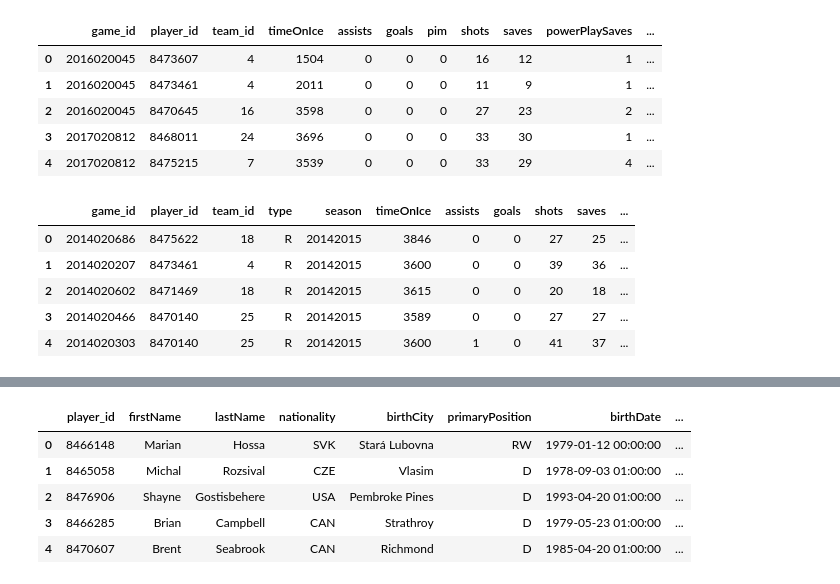
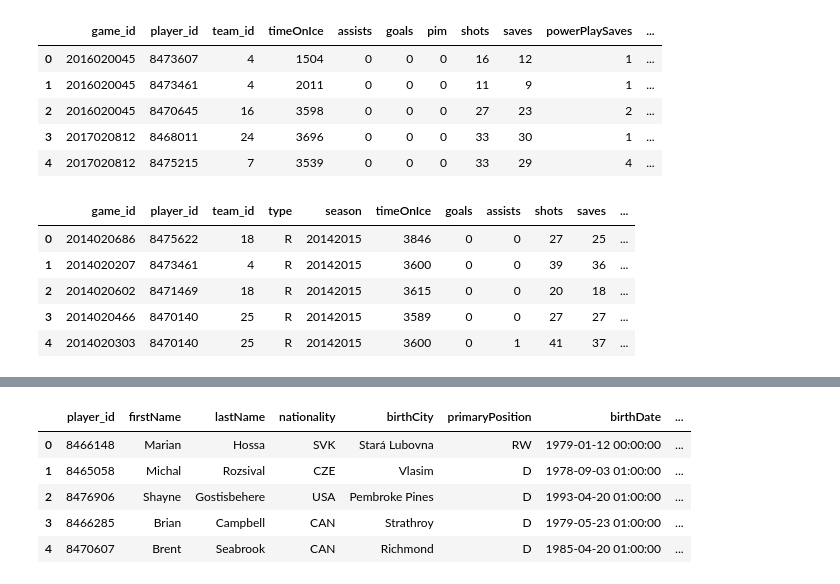
Before and after one commit to mattuzi17/ETL-Project, a Jupyter notebook: NHL_jupyternotebook.ipynb, the cells around one changed output, grey strips where cells are left out. Drawn from its saved outputs; the diff is of its cells as text; code cells hidden in the pictures.

```diff
--- a/NHL_jupyternotebook.ipynb
+++ b/NHL_jupyternotebook.ipynb
@@ -117,37 +120,37 @@ new_goalie_df['goals_against'] = new_goalie_df['shots'] - new_goalie_df['saves']
 goalie_df1 = new_goalie_df.drop_duplicates()
 goalie_df = goalie_df1.fillna(0)
 
 #add shutout and win columns
 goalie_df['shutout'] = np.where((goalie_df['goals_against'] == 0) & (goalie_df['decision']!= 0), 1, 0)
 goalie_df['win'] = np.where((goalie_df['decision']== 'W'), 1, 0)
 
 
 #add fantasy points column to goalie df
 goalie_df['fantasy_points'] = (goalie_df['goals']*12 + goalie_df['assists']*8 + goalie_df['saves']*0.8 + goalie_df['shutout']*8 + goalie_df['goals_against']*-4 + goalie_df['win']*12)
 goalie_df
 
 df_1 = goalie_df.merge(player_info_df, how='left', left_on='player_id', right_on='player_id')
 df_2 = df_1.merge(game_info_df, on='game_id')
 df_3 = df_2.merge(new_team_df, on ='team_id')
 df_3.head()
 
-df_4 = df_3[['game_id', 'player_id', 'team_id', 'type', 'season', 'timeOnIce', 'assists', 'goals', 'shots', 'saves', 'savePercentage', 'decision', 'fantasy_points', 'shortName','firstName', 'lastName',]]
+df_4 = df_3[['game_id', 'player_id', 'team_id', 'type', 'season', 'timeOnIce', 'goals', 'assists', 'shots', 'saves', 'savePercentage', 'decision', 'shutout', 'goals_against', 'fantasy_points', 'shortName','firstName', 'lastName']]
 
 df_5 = df_4.sort_values(by='season', ascending = True)
 
 #filter for last 6 seasons
 filter_list = [20142015, 20152016, 20162017, 20172018, 20182019, 20192020]
 filter_type = ['R']
 
 goalie_df = df_5[df_5.season.isin(filter_list)]
 goalie_df.reset_index(drop=True, inplace=True)
 goalie_df.head()
 new_goalie_df = goalie_df[goalie_df.type.isin(filter_type)]
 new_goalie_df.head()
 # %% [output]
-|  | game_id | player_id | team_id | type | season | timeOnIce | assists | goals | shots | saves | ... |
+|  | game_id | player_id | team_id | type | season | timeOnIce | goals | assists | shots | saves | ... |
 | 0 | 2014020686 | 8475622 | 18 | R | 20142015 | 3846 | 0 | 0 | 27 | 25 | ... |
 | 1 | 2014020207 | 8473461 | 4 | R | 20142015 | 3600 | 0 | 0 | 39 | 36 | ... |
 | 2 | 2014020602 | 8471469 | 18 | R | 20142015 | 3615 | 0 | 0 | 20 | 18 | ... |
 | 3 | 2014020466 | 8470140 | 25 | R | 20142015 | 3589 | 0 | 0 | 27 | 27 | ... |
-| 4 | 2014020303 | 8470140 | 25 | R | 20142015 | 3600 | 1 | 0 | 41 | 37 | ... |
+| 4 | 2014020303 | 8470140 | 25 | R | 20142015 | 3600 | 0 | 1 | 41 | 37 | ... |
```
Also changed, not shown: parts of 48 cells of this notebook, 1 other file.
